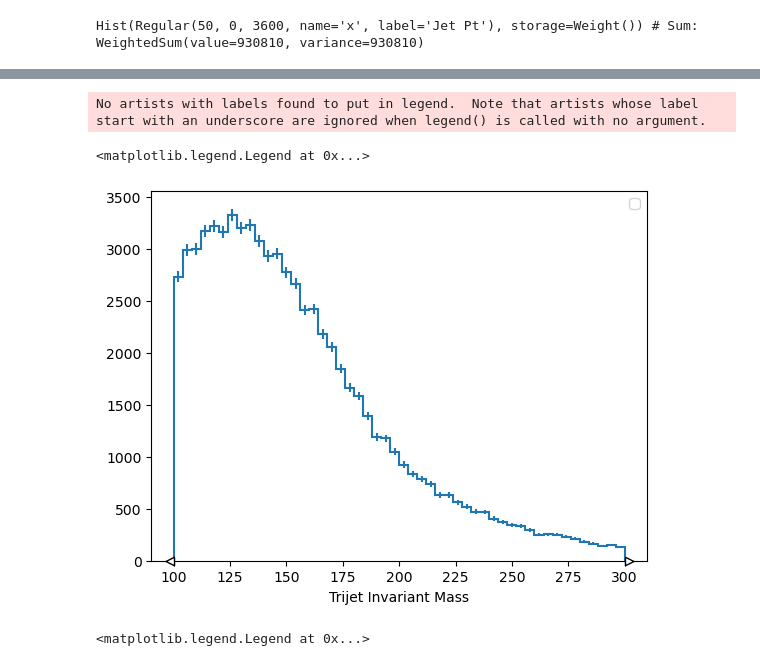
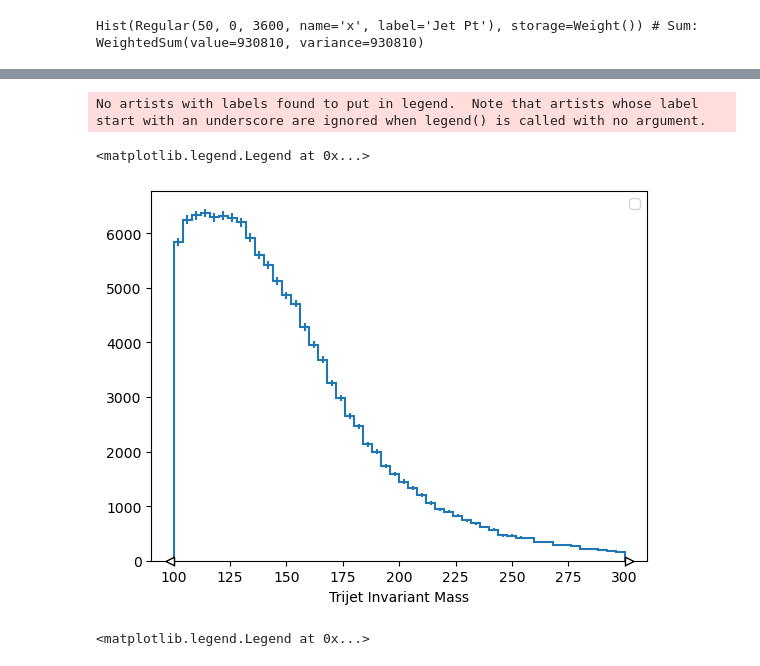
Before and after one commit to akanugan/MultiJets, a Jupyter notebook: run3_ntuplizer.ipynb, the cells around one changed output, grey strips where cells are left out. Saved outputs shown, nothing was run; the diff lists cells and outputs as text; code cells hidden in the pictures.

```diff
--- a/run3_ntuplizer.ipynb
+++ b/run3_ntuplizer.ipynb
@@ -333,10 +293,10 @@ plt.legend(loc="upper right")
 # %%
-h4[:,""].plot(stack=False, histtype="step")
+h4[:,"MinAsy"].plot(stack=False, histtype="step")
 plt.legend(loc="upper right")
 # %% [output]
 No artists with labels found to put in legend.  Note that artists whose label start with an underscore are ignored when legend() is called with no argument.
 <matplotlib.legend.Legend at 0x...>
-[figure, old version]
+[figure, new version]
 # %%
 h4[:,["DeltaGr125","DeltaGr0","DeltaGr250"]].plot(stack=False, histtype="step")
 plt.yscale("log")
```
Also changed, not shown: parts of 23 cells of this notebook, 1 other file.
